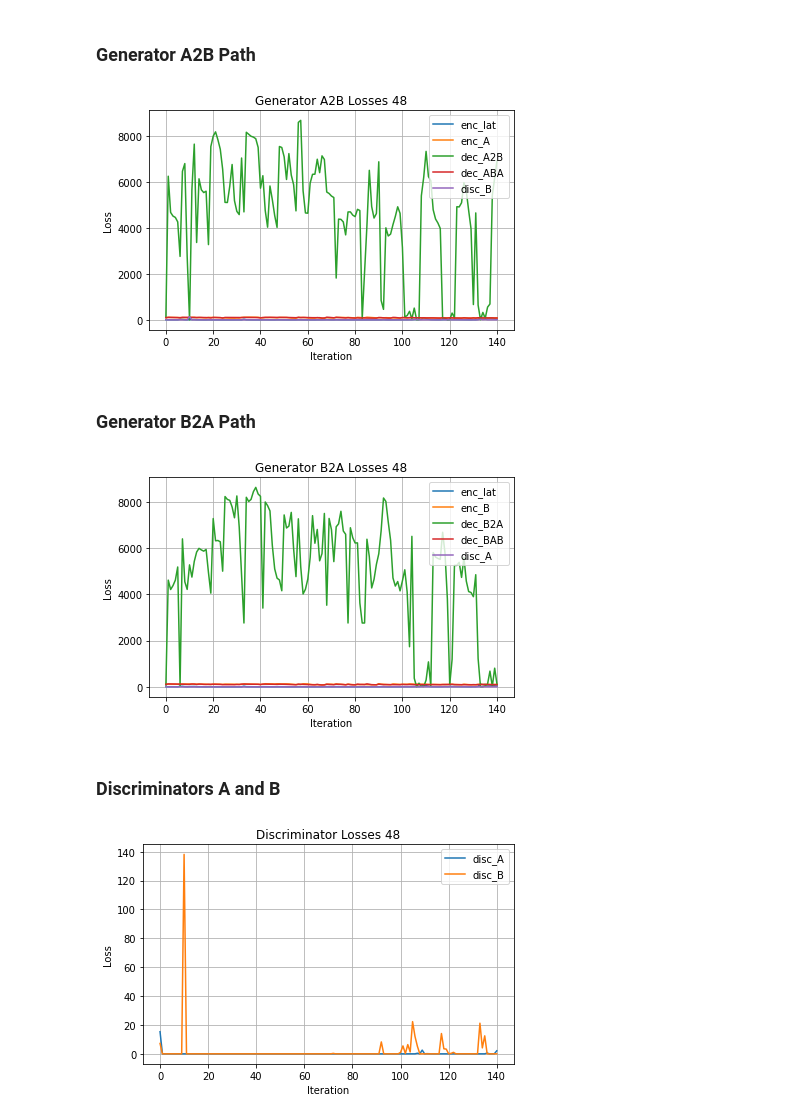
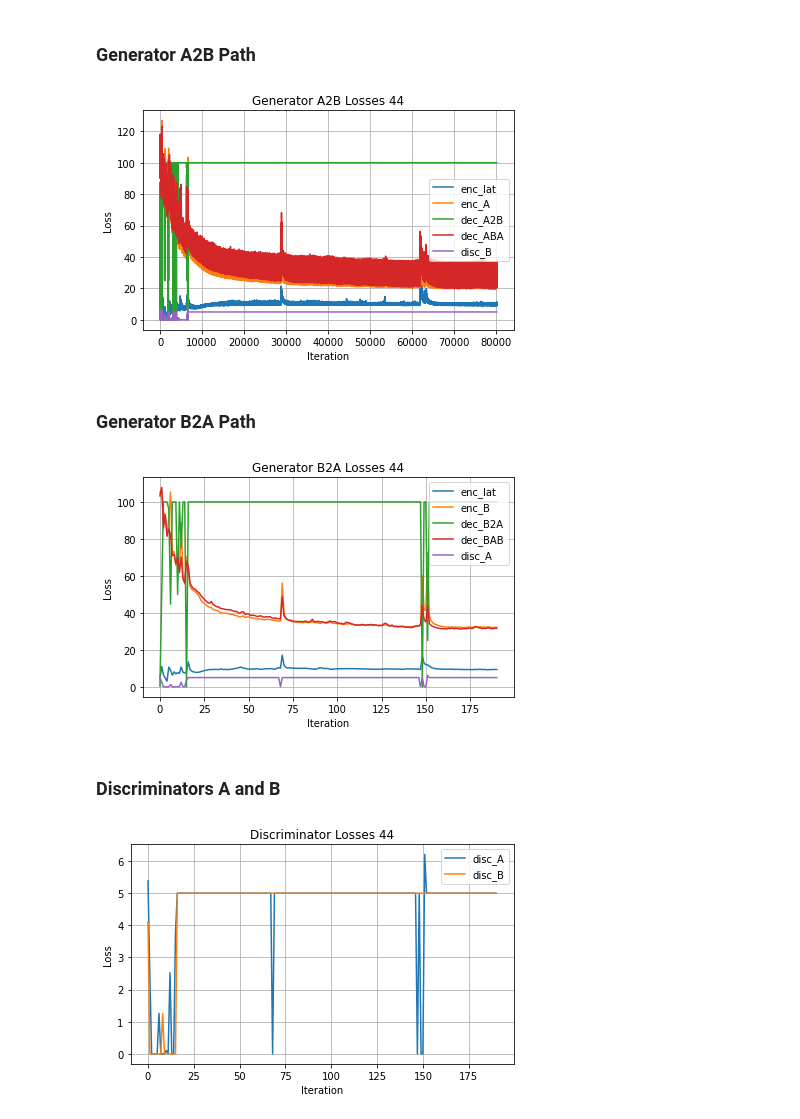
Before and after one commit to RussellSB/tt-vae-gan, a Jupyter notebook: VAE-CYCLE-GAN/results.ipynb, the cells around one changed output. Drawn from its saved outputs; the diff is of its cells as text; code cells hidden in the pictures.

```diff
--- a/VAE-CYCLE-GAN/results.ipynb
+++ b/VAE-CYCLE-GAN/results.ipynb
@@ -8,7 +8,7 @@ import numpy as np
 
 import torch
 # %%
-n = '48' # Experiment number
+n = '44' # Experiment number
 # %% [markdown]
 ## Loss Graphs
 # %% [markdown]
@@ -44,18 +44,18 @@ train_hist = load_pickle('../pool/'+n+'/train_hist.pickle')
 # %% [markdown]
 ### Generator A2B Path
 # %%
-plot_train_hist(train_hist, ['enc_lat', 'enc_A', 'dec_A2B', 'dec_ABA', 'disc_B'], 'Generator A2B Losses '+n, epoch=True)
+plot_train_hist(train_hist, ['enc_lat', 'enc_A', 'dec_A2B', 'dec_ABA', 'disc_B'], 'Generator A2B Losses '+n)
 # %% [output]
-[figure, old version]
+[figure, new version]
 # %% [markdown]
 ### Generator B2A Path
 # %%
 plot_train_hist(train_hist, ['enc_lat', 'enc_B', 'dec_B2A', 'dec_BAB', 'disc_A'], 'Generator B2A Losses '+n, epoch=True)
 # %% [output]
-[figure, old version]
+[figure, new version]
 # %% [markdown]
 ### Discriminators A and B
 # %%
 plot_train_hist(train_hist, ['disc_A', 'disc_B'], 'Discriminator Losses '+n, epoch=True)
 # %% [output]
-[figure, old version]
+[figure, new version]
```
Also changed, not shown: 4 other files.
